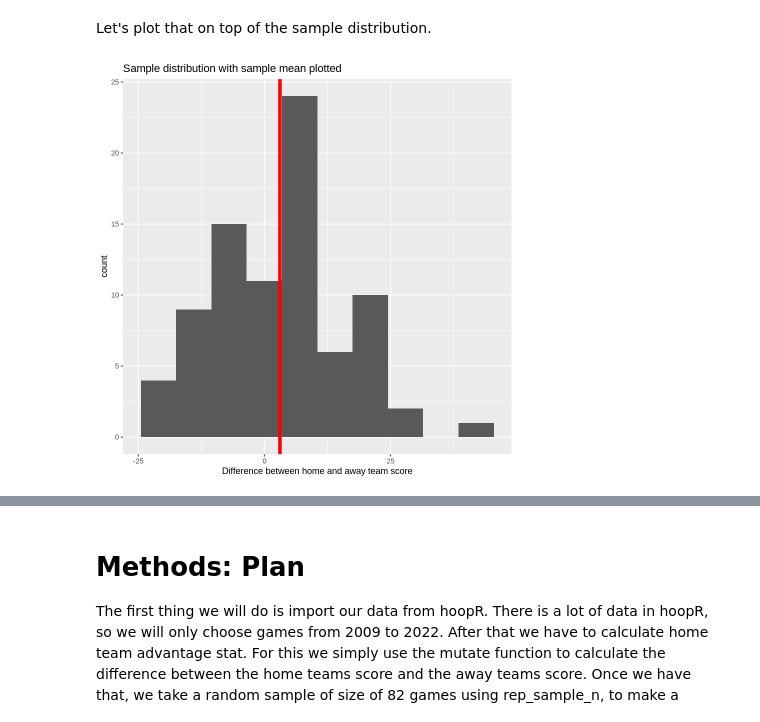
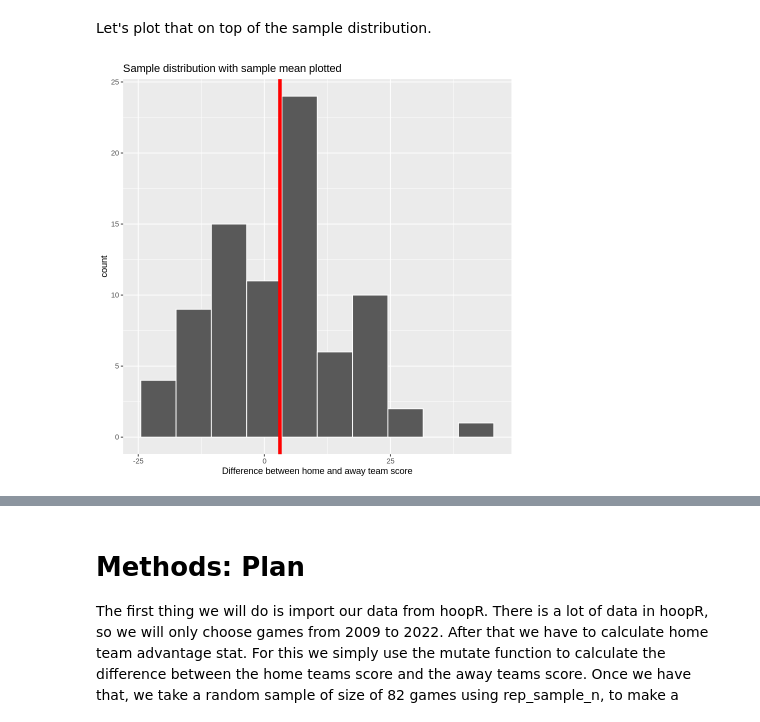
Before and after one commit to leowang801/home-court-advantage, a Jupyter notebook: group_47_project.ipynb, the cells around one changed output, grey strips where cells are left out. Cells and saved outputs as stored; diff of their text form; code cells hidden in the pictures.

```diff
--- a/group_47_project.ipynb
+++ b/group_47_project.ipynb
@@ -116,12 +117,12 @@ Let's plot that on top of the sample distribution.
 # %%
 # Plot the sample with mean projected
 sample_dist_with_mean <- sample %>%
     ggplot(aes(x = home_margin)) +
-    geom_histogram(binwidth = 7) +
+    geom_histogram(binwidth = 7, color = "white") +
     xlab("Difference between home and away team score") +
     ggtitle("Sample distribution with sample mean plotted") +
     geom_vline(xintercept = sample_mean, colour="red", linewidth = 2)
 
 sample_dist_with_mean
 # %% [output]
-[figure, old version]
+[figure, new version]
```
Also changed, not shown: parts of 6 cells of this notebook.
